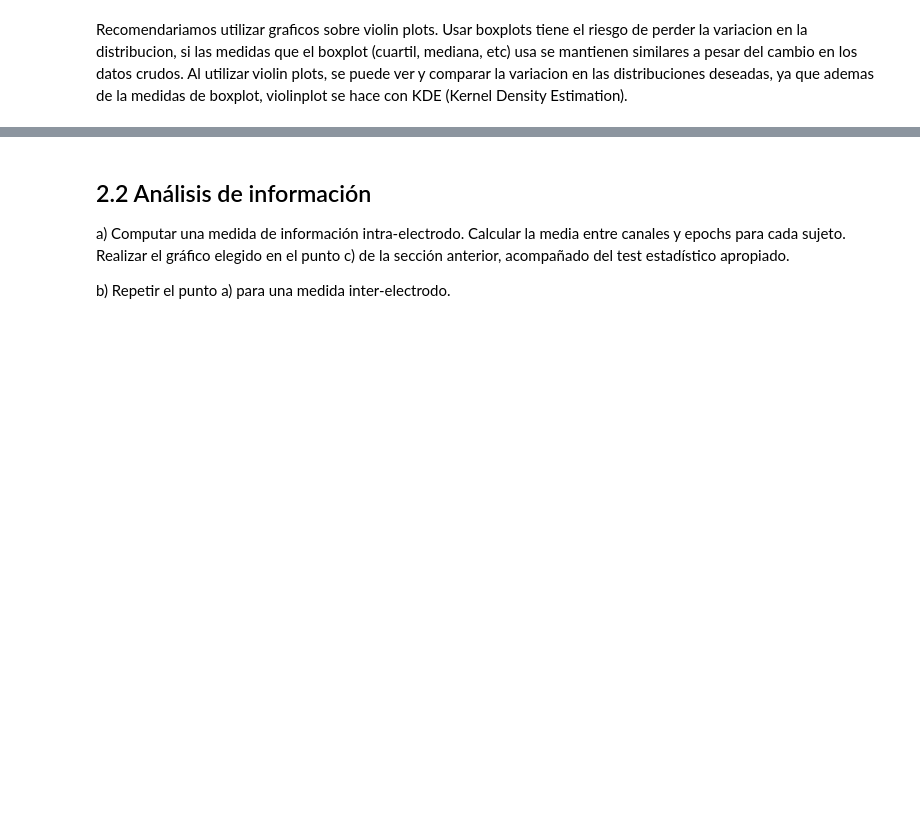
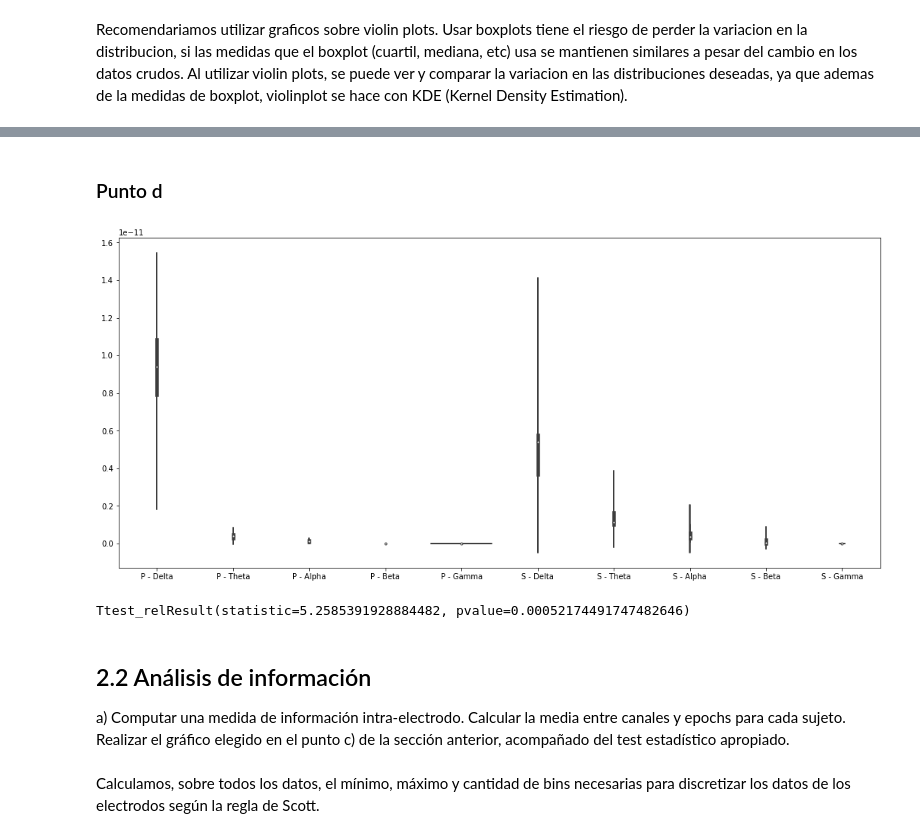
Before and after one commit to dgaus/cienciadatos, a Jupyter notebook: tp2/tp2.ipynb, the cells around one changed output, grey strips where cells are left out. Saved outputs shown, nothing was run; the diff lists cells and outputs as text; code cells hidden in the pictures; blank space fills up the shorter version.

```diff
--- a/tp2/tp2.ipynb
+++ b/tp2/tp2.ipynb
@@ -199,17 +189,20 @@ d) Para cada banda de frecuencia, graficar según lo elegido en el punto c) y re
 # %%
 # Agrupamos todos los valores en categoria x bandas ({P|S} * {theta, alpha, beta, gamma, etc})
 
-x, y = [], []
-for filename, datapoints in bins_por_sujeto.items():
-    letter = get_letter(filename)
-    for index, value in enumerate(datapoints):
-        try:
-            label = letter + ' - ' + nombre_bandas[index]
-        except IndexError:
-            continue
-        else:
-            x.append(label)
-            y.append(value)
+def violin_plot(bins):
+    x, y = [], []
+    for filename, datapoints in bins.items():
+        letter = get_letter(filename)
+        for index, value in enumerate(datapoints):
+            try:
+                label = letter + ' - ' + nombre_bandas[index]
+            except IndexError:
+                continue
+            else:
+                x.append(label)
+                y.append(value)
 
-sns.violinplot(x=x, y=y)
+    sns.violinplot(x=x, y=y)
+
+violin_plot(bins_por_sujeto)
 # %% [output]
@@ -241,6 +249,14 @@ sns.violinplot(x=x, y=y)
+# %% [markdown]
+### Punto d
+# %%
+violin_plot(bins_por_sujeto_normalizados)
+# %% [output]
+[figure, added]
+# %%
+t_test_banda_delta(bins_por_sujeto_normalizados)
+# %% [output]
+Ttest_relResult(statistic=5.2585391928884482, pvalue=0.00052174491747482646)
 # %% [markdown]
 ## 2.2 Análisis de información
 
 a) Computar una medida de información intra-electrodo. Calcular la media entre canales y epochs para cada sujeto. Realizar el gráfico elegido en el punto c) de la sección anterior, acompañado del test estadístico apropiado.
-
-b) Repetir el punto a) para una medida inter-electrodo.
@@ -248,0 +288,3 @@ print(4)
+# %% [markdown]
+Calculamos, sobre todos los datos, el mínimo, máximo y cantidad de bins necesarias para discretizar
+los datos de los electrodos según la regla de Scott.
```
Also changed, not shown: parts of 28 cells of this notebook.
